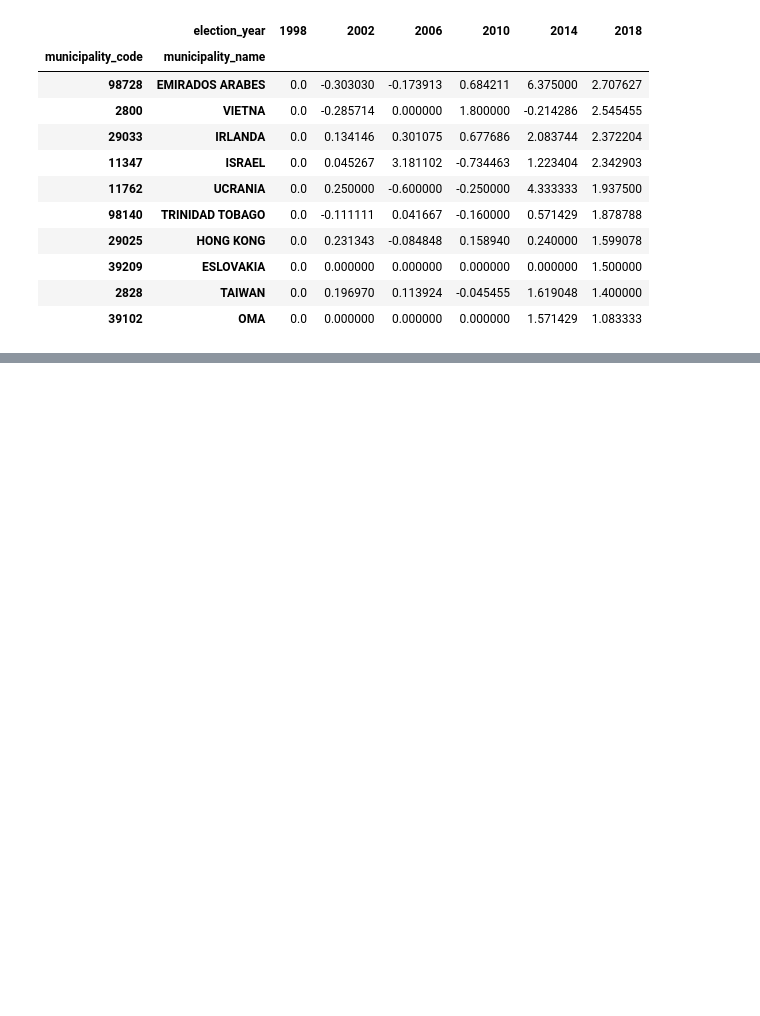
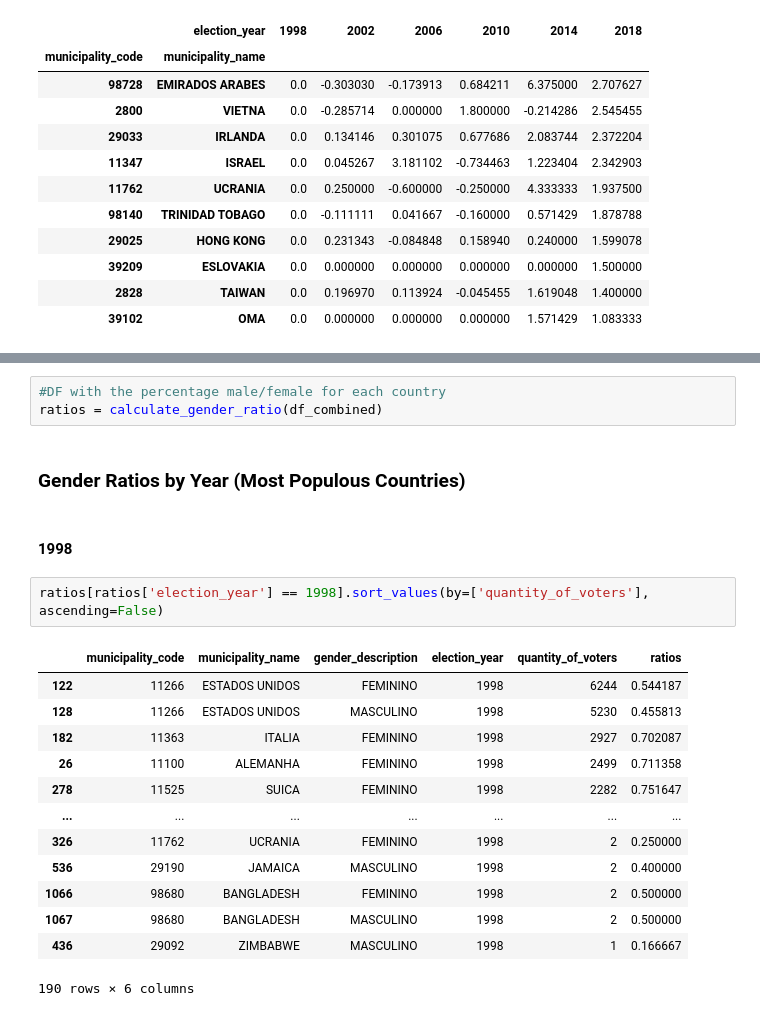
Before and after one commit to BU-Spark/ds-boston-bpda-br-election, a Jupyter notebook: TEAM1/src/electorate_location.ipynb, the cells around one changed output, grey strips where cells are left out. Cells and saved outputs as stored; diff of their text form; blank space fills up the shorter version.

```diff
--- a/TEAM1/src/electorate_location.ipynb
+++ b/TEAM1/src/electorate_location.ipynb
@@ -466,0 +549,23 @@ pct_change.head(10)
+# %%
+#DF with the percentage male/female for each country
+ratios = calculate_gender_ratio(df_combined)
+# %% [markdown]
+### Gender Ratios by Year (Most Populous Countries)
+# %% [markdown]
+#### 1998
+# %%
+ratios[ratios['election_year'] == 1998].sort_values(by=['quantity_of_voters'], ascending=False)
+# %% [output]
+|  | municipality_code | municipality_name | gender_description | election_year | quantity_of_voters | ratios |
+| 122 | 11266 | ESTADOS UNIDOS | FEMININO | 1998 | 6244 | 0.544187 |
+| 128 | 11266 | ESTADOS UNIDOS | MASCULINO | 1998 | 5230 | 0.455813 |
+| 182 | 11363 | ITALIA | FEMININO | 1998 | 2927 | 0.702087 |
+| 26 | 11100 | ALEMANHA | FEMININO | 1998 | 2499 | 0.711358 |
+| 278 | 11525 | SUICA | FEMININO | 1998 | 2282 | 0.751647 |
+| ... | ... | ... | ... | ... | ... | ... |
+| 326 | 11762 | UCRANIA | FEMININO | 1998 | 2 | 0.250000 |
+| 536 | 29190 | JAMAICA | MASCULINO | 1998 | 2 | 0.400000 |
+| 1066 | 98680 | BANGLADESH | FEMININO | 1998 | 2 | 0.500000 |
+| 1067 | 98680 | BANGLADESH | MASCULINO | 1998 | 2 | 0.500000 |
+| 436 | 29092 | ZIMBABWE | MASCULINO | 1998 | 1 | 0.166667 |
+190 rows × 6 columns
```
Also changed, not shown: parts of 20 cells of this notebook, 2 other files.
